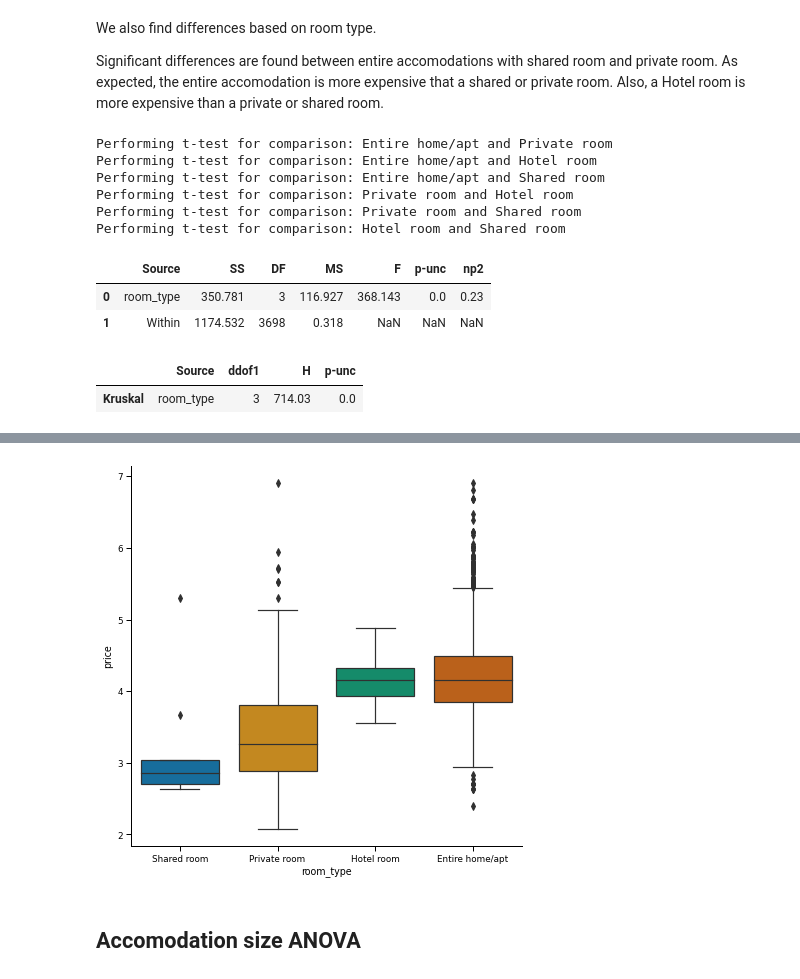
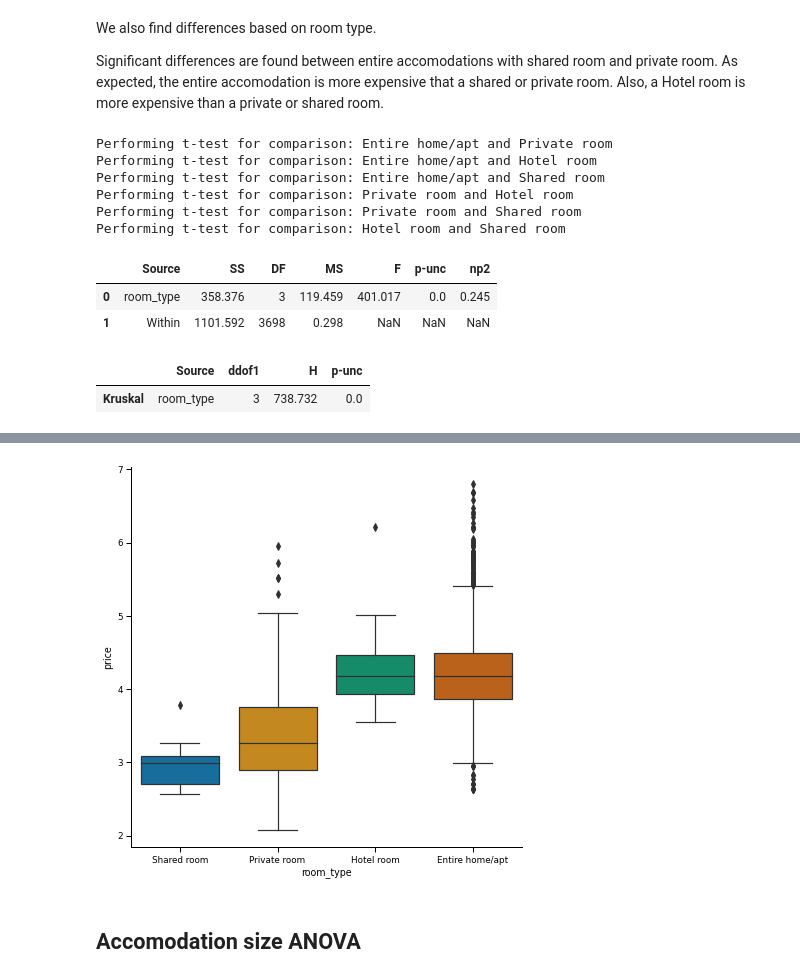
Before and after one commit to sbmoyano/data_science_projects, a Jupyter notebook: Airbnb_Malaga_correlation_regression/airbnb_malaga_supervised_learning_regression.ipynb, the cells around one changed output, grey strips where cells are left out. Cells and saved outputs as stored; diff of their text form; code cells hidden in the pictures.

```diff
--- a/Airbnb_Malaga_correlation_regression/airbnb_malaga_supervised_learning_regression.ipynb
+++ b/Airbnb_Malaga_correlation_regression/airbnb_malaga_supervised_learning_regression.ipynb
@@ -689,16 +701,16 @@ Let's try to have 70% train, 15% test and 15% validate.
 https://datascience.stackexchange.com/questions/15135/train-test-validation-set-splitting-in-sklearn
 # %%
 # Split into train, validation and test sets
-train, validate, test = np.split(X_y.sample(frac=1), [int(.7*len(X_y)), int(.85*len(X_y))])
+#train, validate, test = np.split(X_y.sample(frac=1), [int(.7*len(X_y)), int(.85*len(X_y))])
 
 # X
-train_X = train.drop(columns='price')
-validate_X = validate.drop(columns='price')
-test_X = test.drop(columns='price')
+#train_X = train.drop(columns='price')
+#validate_X = validate.drop(columns='price')
+#test_X = test.drop(columns='price')
 # y
-train_y = train['price']
-validate_y = validate['price']
-test_y = test['price']
+#train_y = train['price']
+#validate_y = validate['price']
+#test_y = test['price']
 
-print('X train, vadiation and test sets shapes: ' + str(train_X.shape), str(validate_X.shape), str(test_X.shape),
-      '\ny train, vadiation and test sets shapes: ' + str(train_y.shape), str(validate_y.shape), str(test_y.shape))
+#print('X train, vadiation and test sets shapes: ' + str(train_X.shape), str(validate_X.shape), str(test_X.shape),
+#      '\ny train, vadiation and test sets shapes: ' + str(train_y.shape), str(validate_y.shape), str(test_y.shape))
@@ -837,7 +854,7 @@ display(anova_room.round(3), kruskal_room.round(3), sig_comparisons)
 
 # plot boxplot
 fig, ax = plt.subplots(figsize=(7, 7))
-sns.boxplot(x='room_type', y='price', data=train_X_y.sort_values(by=['room_type', 'price'], ascending=False),
+sns.boxplot(x='room_type', y='price', data=train.sort_values(by=['room_type', 'price'], ascending=False),
             palette='colorblind')
 sns.despine()
 # %% [output]
@@ -848,8 +865,8 @@ Performing t-test for comparison: Private room and Hotel room
 Performing t-test for comparison: Private room and Shared room
 Performing t-test for comparison: Hotel room and Shared room
 |  | Source | SS | DF | MS | F | p-unc | np2 |
-| 0 | room_type | 350.781 | 3 | 116.927 | 368.143 | 0.0 | 0.23 |
-| 1 | Within | 1174.532 | 3698 | 0.318 | NaN | NaN | NaN |
+| 0 | room_type | 358.376 | 3 | 119.459 | 401.017 | 0.0 | 0.245 |
+| 1 | Within | 1101.592 | 3698 | 0.298 | NaN | NaN | NaN |
 |  | Source | ddof1 | H | p-unc |
-| Kruskal | room_type | 3 | 714.03 | 0.0 |
+| Kruskal | room_type | 3 | 738.732 | 0.0 |
 |  | T | dof | tail | p-val | CI95% | cohen-d | BF10 | power | X | Y |
@@ -860,4 +878,4 @@ Performing t-test for comparison: Hotel room and Shared room
-[figure, old version]
+[figure, new version]
 # %% [markdown]
 ## Accomodation size ANOVA
 # %% [markdown]
```
Also changed, not shown: parts of 69 cells of this notebook, 1 other file.
